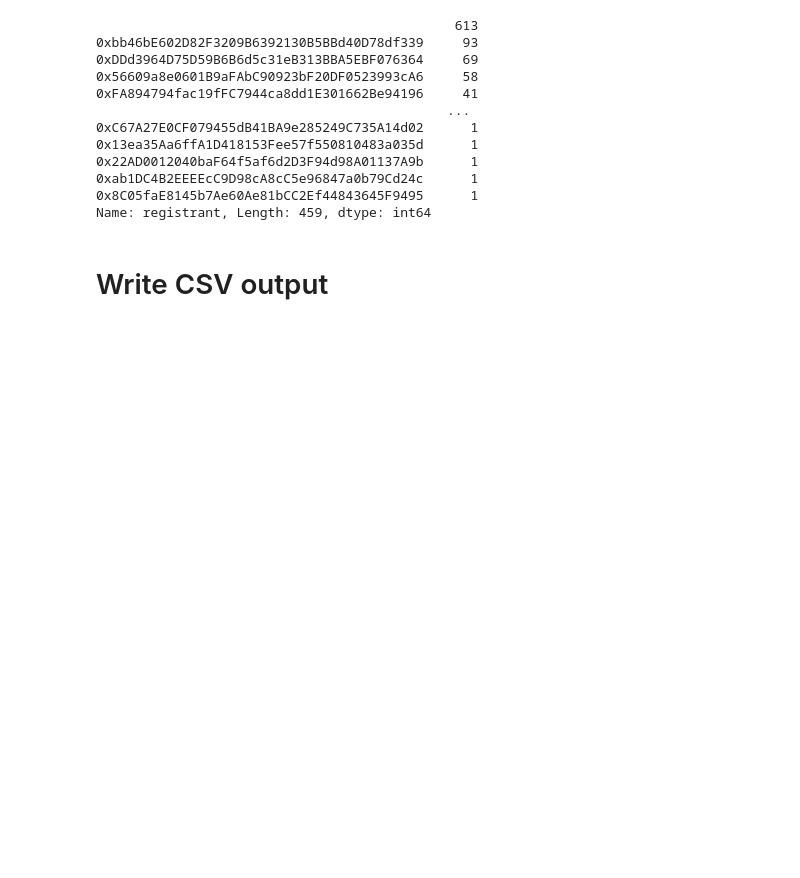
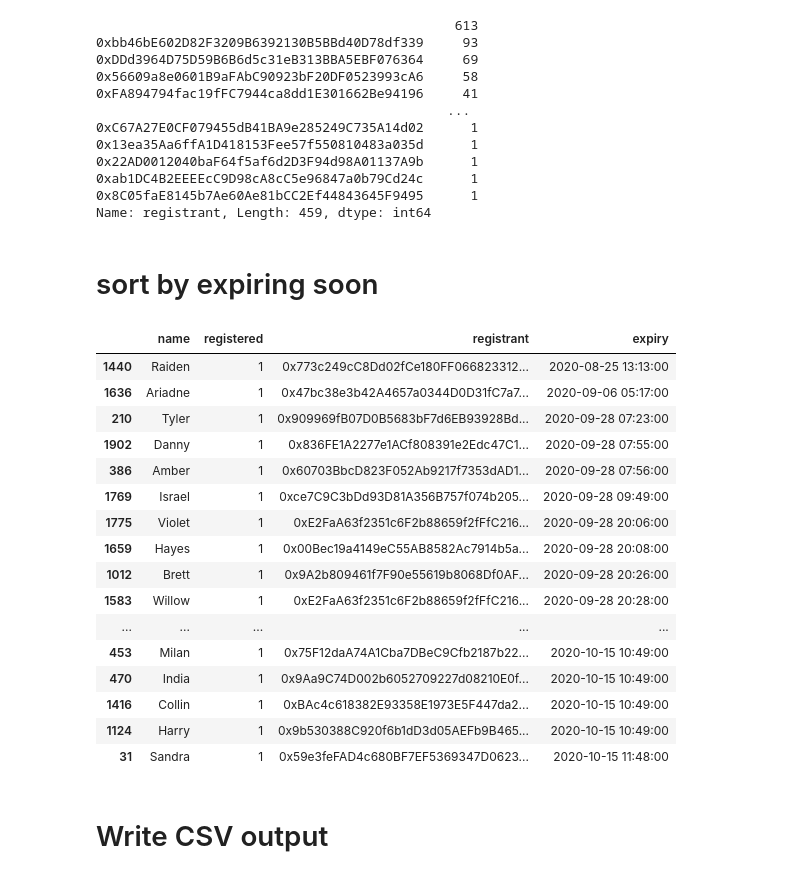
Before and after one commit to alxcnwy/ethereum_name_service_scraper, a Jupyter notebook: analyze.ipynb, the cells around one changed output. Cells and saved outputs as stored; diff of their text form; code cells hidden in the pictures; blank space fills up the shorter version.

Commit message:
add sort by expiry to analyze notebook

```diff
--- a/analyze.ipynb
+++ b/analyze.ipynb
@@ -92,6 +92,32 @@ df['registrant'].value_counts()
 0xab1DC4B2EEEEcC9D98cA8cC5e96847a0b79Cd24c      1
 0x8C05faE8145b7Ae60Ae81bCC2Ef44843645F9495      1
 Name: registrant, Length: 459, dtype: int64
+# %% [markdown]
+# sort by expiring soon
+# %%
+pd.options.display.max_rows = 200
+# %%
+df.sort_values('expiry', inplace=True)
+# %%
+df.head(100)
+# %% [output]
+|  | name | registered | registrant | expiry |
+| 1440 | Raiden | 1 | 0x773c249cC8Dd02fCe180FF066823312... | 2020-08-25 13:13:00 |
+| 1636 | Ariadne | 1 | 0x47bc38e3b42A4657a0344D0D31fC7a7... | 2020-09-06 05:17:00 |
+| 210 | Tyler | 1 | 0x909969fB07D0B5683bF7d6EB93928Bd... | 2020-09-28 07:23:00 |
+| 1902 | Danny | 1 | 0x836FE1A2277e1ACf808391e2Edc47C1... | 2020-09-28 07:55:00 |
+| 386 | Amber | 1 | 0x60703BbcD823F052Ab9217f7353dAD1... | 2020-09-28 07:56:00 |
+| 1769 | Israel | 1 | 0xce7C9C3bDd93D81A356B757f074b205... | 2020-09-28 09:49:00 |
+| 1775 | Violet | 1 | 0xE2FaA63f2351c6F2b88659f2fFfC216... | 2020-09-28 20:06:00 |
+| 1659 | Hayes | 1 | 0x00Bec19a4149eC55AB8582Ac7914b5a... | 2020-09-28 20:08:00 |
+| 1012 | Brett | 1 | 0x9A2b809461f7F90e55619b8068Df0AF... | 2020-09-28 20:26:00 |
+| 1583 | Willow | 1 | 0xE2FaA63f2351c6F2b88659f2fFfC216... | 2020-09-28 20:28:00 |
+| ... | ... | ... | ... | ... |
+| 453 | Milan | 1 | 0x75F12daA74A1Cba7DBeC9Cfb2187b22... | 2020-10-15 10:49:00 |
+| 470 | India | 1 | 0x9Aa9C74D002b6052709227d08210E0f... | 2020-10-15 10:49:00 |
+| 1416 | Collin | 1 | 0xBAc4c618382E93358E1973E5F447da2... | 2020-10-15 10:49:00 |
+| 1124 | Harry | 1 | 0x9b530388C920f6b1dD3d05AEFb9B465... | 2020-10-15 10:49:00 |
+| 31 | Sandra | 1 | 0x59e3feFAD4c680BF7EF5369347D0623... | 2020-10-15 11:48:00 |
 # %% [markdown]
 # Write CSV output
 # %%
```
